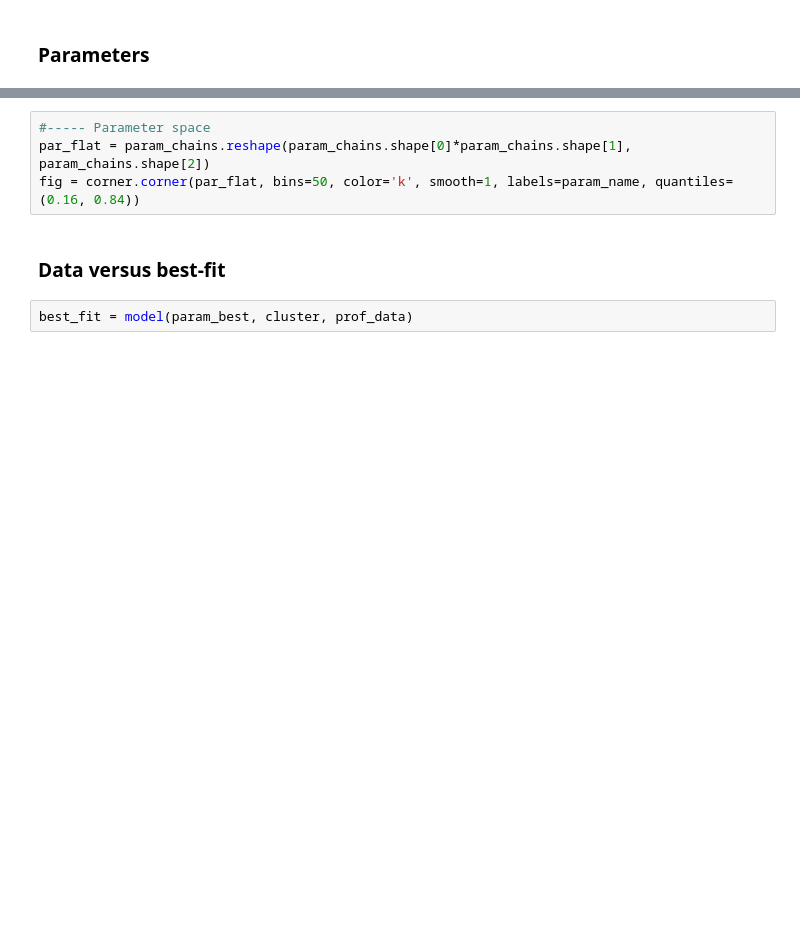
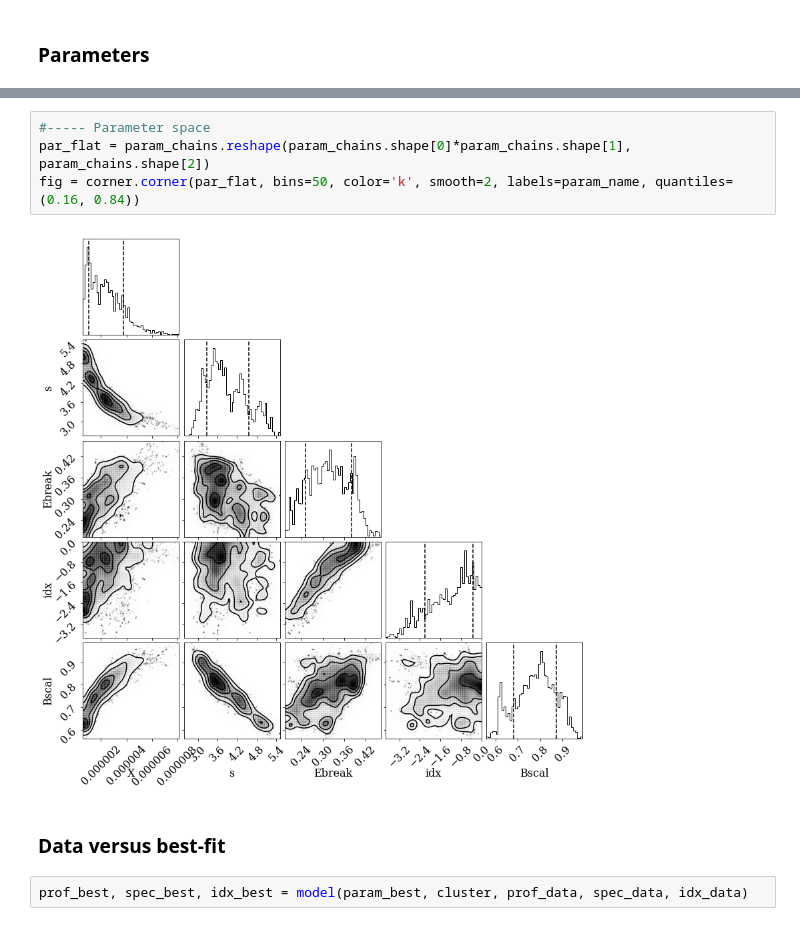
Before and after one commit to remi-adam/minot, a Jupyter notebook: notebook/cta_perseus_constrain_cr_distribution_from_radio.ipynb, the cells around one changed output, grey strips where cells are left out. Cells and saved outputs as stored; diff of their text form; blank space fills up the shorter version.

```diff
--- a/notebook/cta_perseus_constrain_cr_distribution_from_radio.ipynb
+++ b/notebook/cta_perseus_constrain_cr_distribution_from_radio.ipynb
@@ -188,8 +425,10 @@ print(param_best)
 # %%
 #----- Parameter space
 par_flat = param_chains.reshape(param_chains.shape[0]*param_chains.shape[1], param_chains.shape[2])
-fig = corner.corner(par_flat, bins=50, color='k', smooth=1, labels=param_name, quantiles=(0.16, 0.84))
+fig = corner.corner(par_flat, bins=50, color='k', smooth=2, labels=param_name, quantiles=(0.16, 0.84))
+# %% [output]
+[figure, added]
 # %% [markdown]
 ### Data versus best-fit
 # %%
-best_fit = model(param_best, cluster, prof_data)
+prof_best, spec_best, idx_best = model(param_best, cluster, prof_data, spec_data, idx_data)
```
Also changed, not shown: parts of 31 cells of this notebook, 1 other file.
